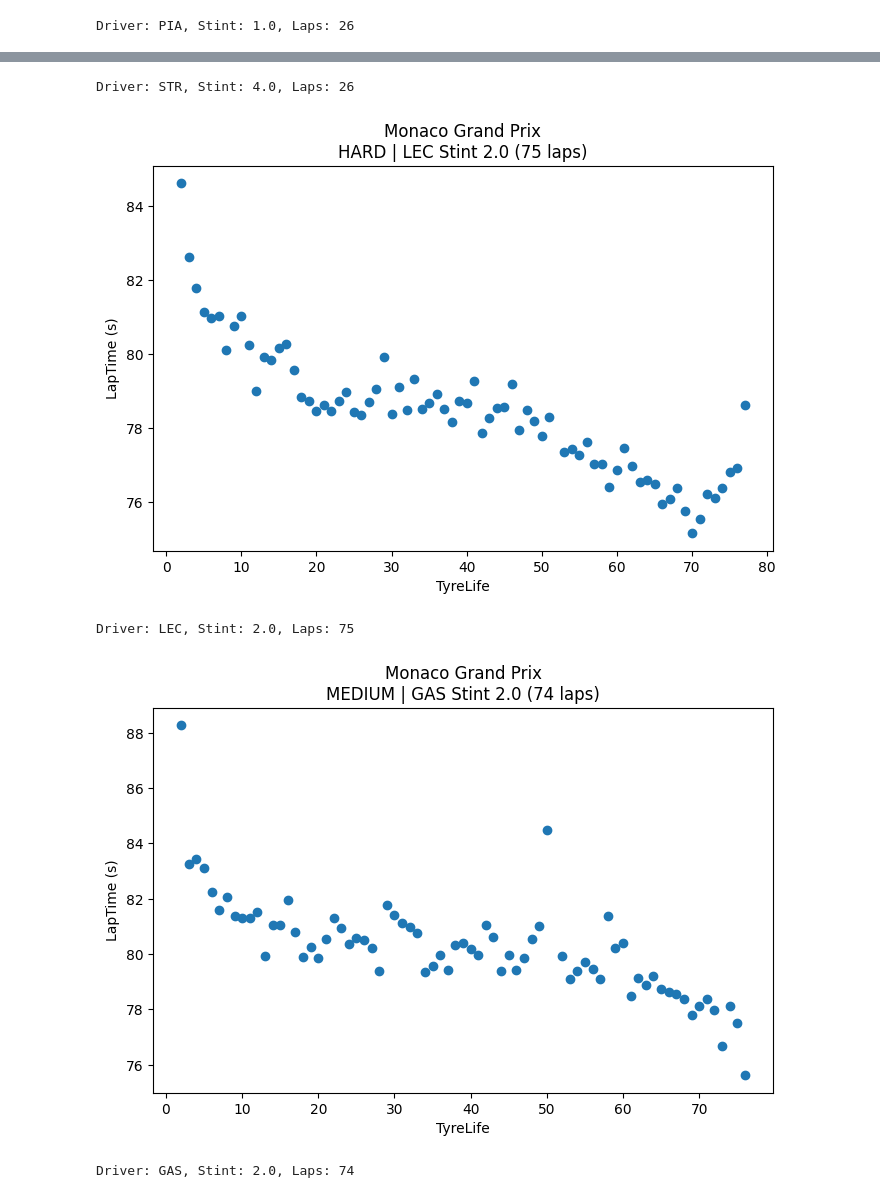
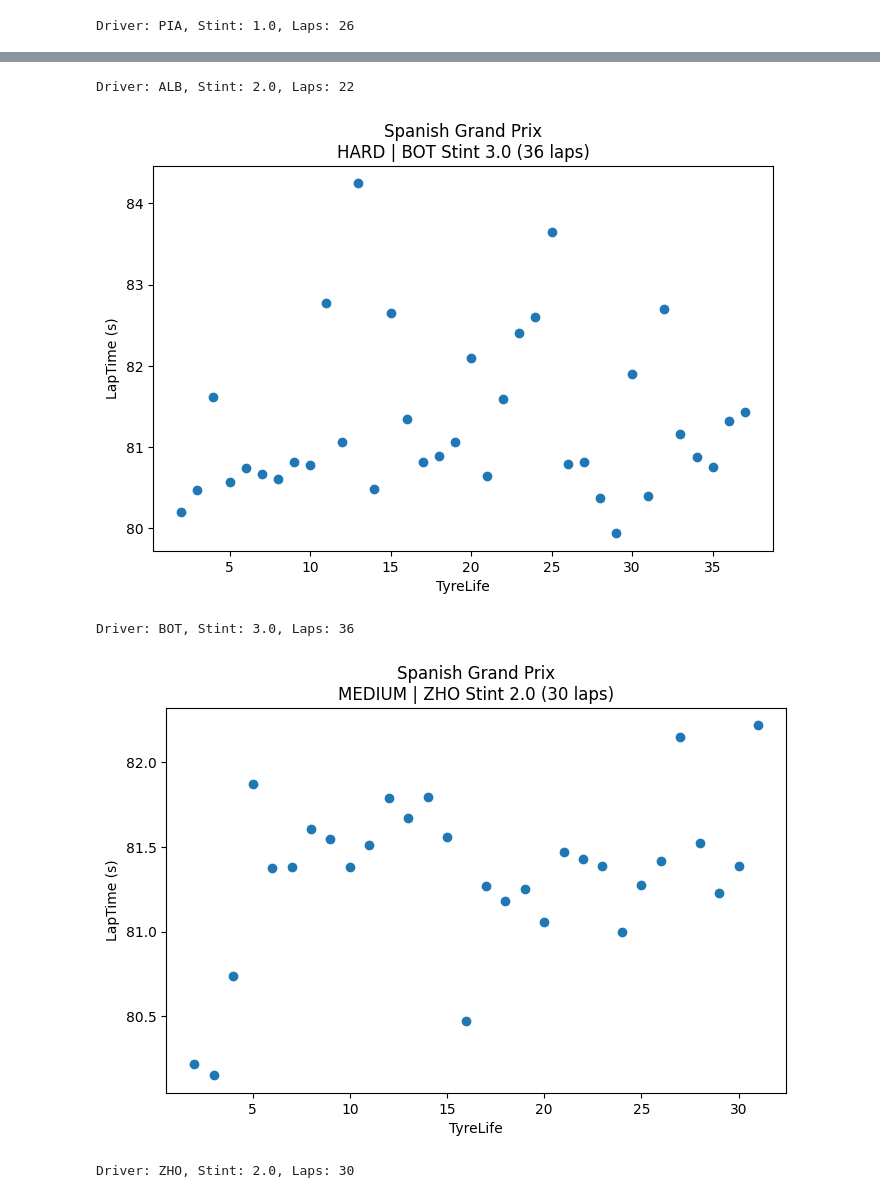
Before and after one commit to UsualSuspect09/F1-Race-Strat-Engine, a Jupyter notebook: notebooks/Tyre_Degrad.ipynb, the cells around one changed output, grey strips where cells are left out. Drawn from its saved outputs; the diff is of its cells as text; code cells hidden in the pictures.

```diff
--- a/notebooks/Tyre_Degrad.ipynb
+++ b/notebooks/Tyre_Degrad.ipynb
@@ -501,17 +501,17 @@ Driver: PER, Stint: 1.0, Laps: 17
 Driver: PIA, Stint: 1.0, Laps: 26
 # %%
 plot_longest_stint(
-    "Monaco Grand Prix",
+    "Spanish Grand Prix",
     "SOFT"
 )
 
 plot_longest_stint(
-    "Monaco Grand Prix",
+    "Spanish Grand Prix",
     "HARD"
 )
 
 plot_longest_stint(
-    "Monaco Grand Prix",
+    "Spanish Grand Prix",
     "MEDIUM"
 )
 # %% [output]
@@ -519,5 +519,5 @@ plot_longest_stint(
-Driver: STR, Stint: 4.0, Laps: 26
+Driver: ALB, Stint: 2.0, Laps: 22
-[figure, old version]
+[figure, new version]
-Driver: LEC, Stint: 2.0, Laps: 75
+Driver: BOT, Stint: 3.0, Laps: 36
-[figure, old version]
+[figure, new version]
-Driver: GAS, Stint: 2.0, Laps: 74
+Driver: ZHO, Stint: 2.0, Laps: 30
```
Also changed, not shown: parts of 4 cells of this notebook.
